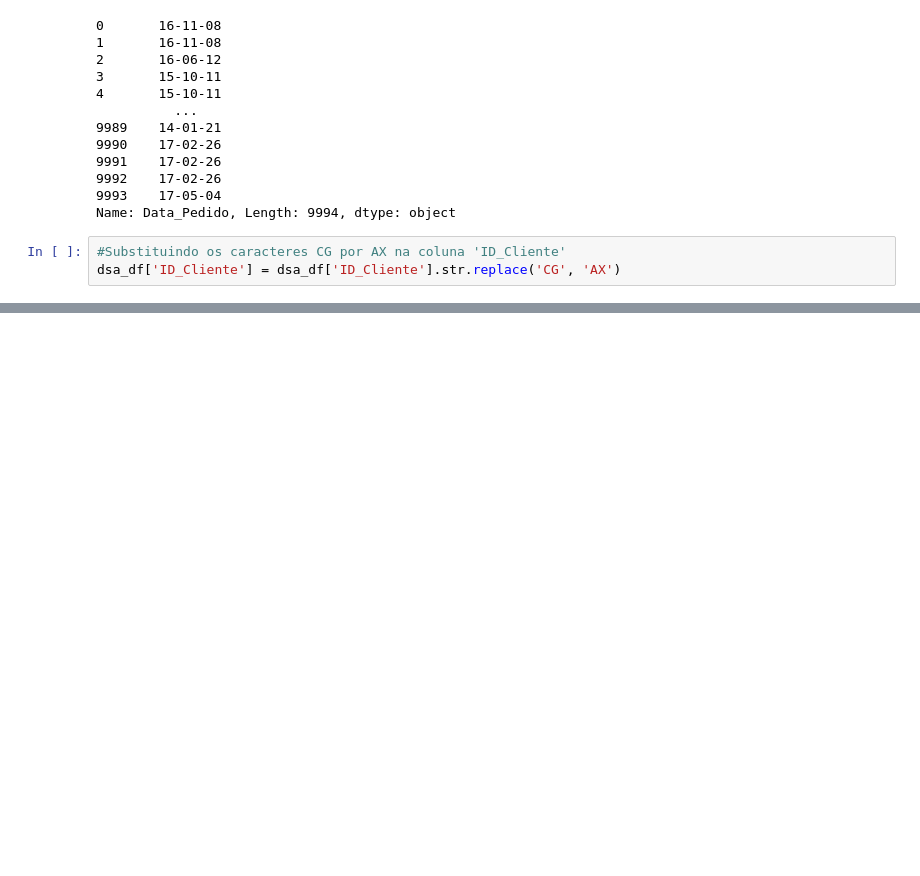
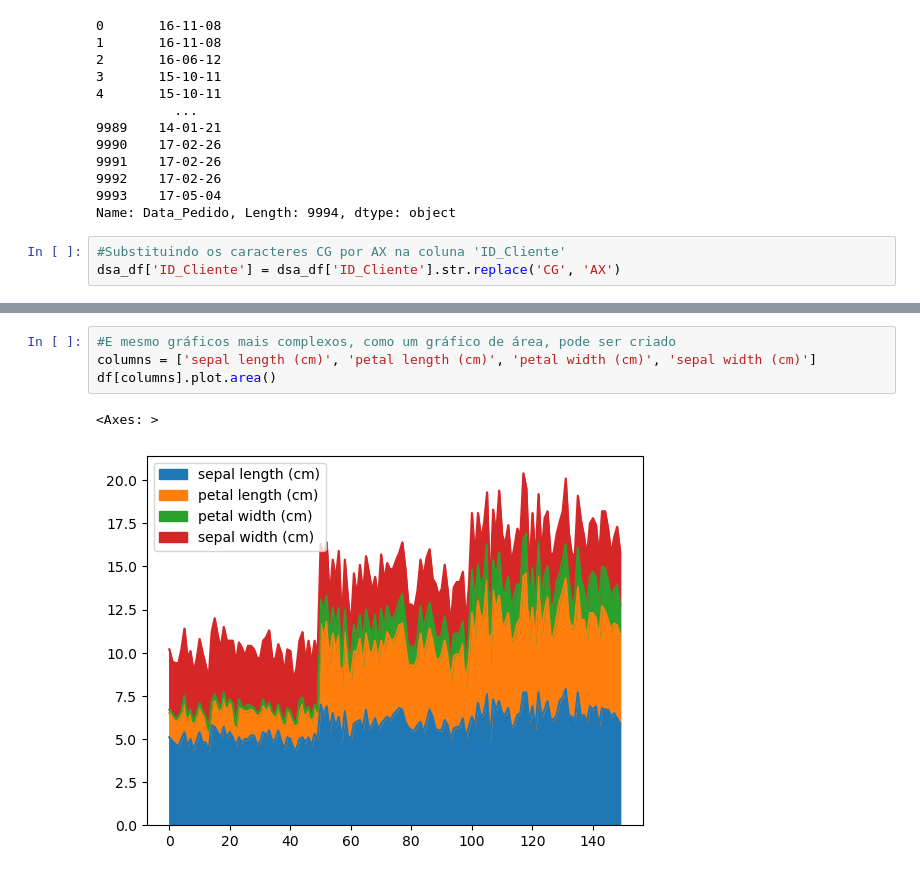
Before and after one commit to leandroclv/DSA_Python, a Jupyter notebook: POO/Pandas.ipynb, the cells around one changed output, grey strips where cells are left out. Cells and saved outputs as stored; diff of their text form; blank space fills up the shorter version.

```diff
--- a/POO/Pandas.ipynb
+++ b/POO/Pandas.ipynb
@@ -538,0 +591,7 @@ dsa_df.head()
+# %%
+#E mesmo gráficos mais complexos, como um gráfico de área, pode ser criado
+columns = ['sepal length (cm)', 'petal length (cm)', 'petal width (cm)', 'sepal width (cm)']
+df[columns].plot.area()
+# %% [output]
+<Axes: >
+[figure, added]
```
Also changed, not shown: parts of 13 cells of this notebook.
